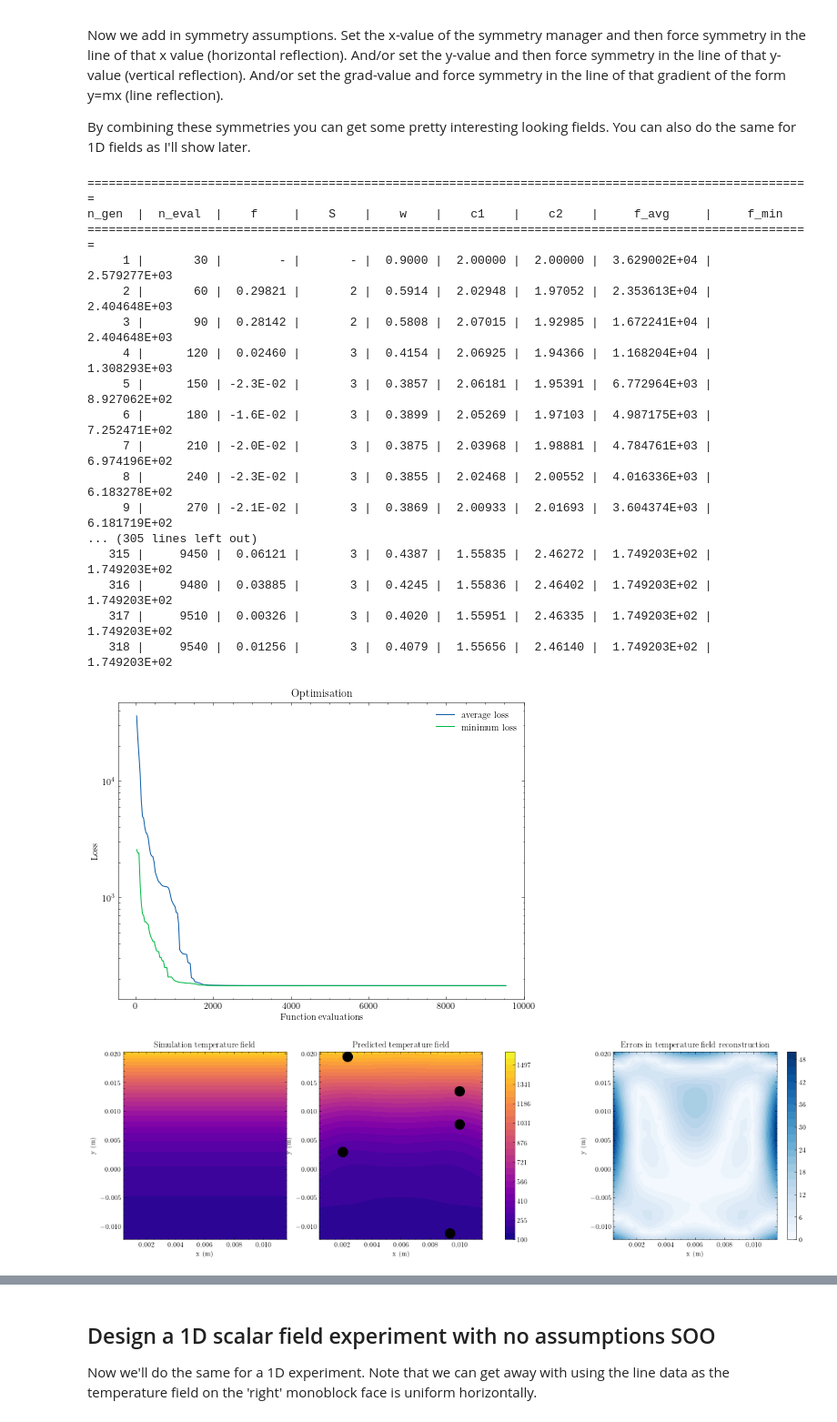
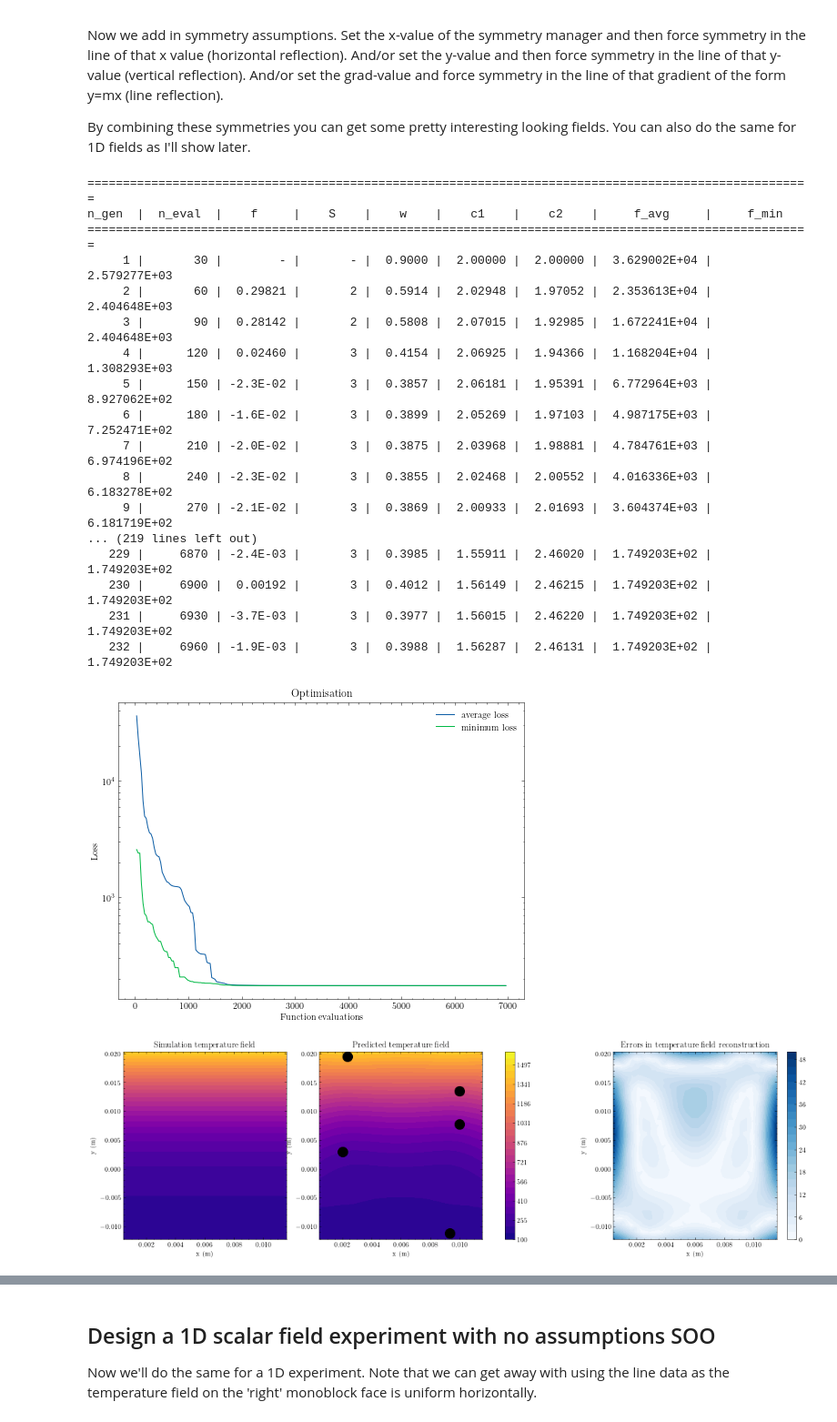
Before and after one commit to aurora-multiphysics/cyclops, a Jupyter notebook: manual/2 SOO experiment design.ipynb, the cells around one changed output, grey strips where cells are left out. Shown at 91% size. Saved outputs shown, nothing was run; the diff lists cells and outputs as text; code cells hidden in the pictures.

```diff
--- a/manual/2 SOO experiment design.ipynb
+++ b/manual/2 SOO experiment design.ipynb
@@ -133,7 +133,7 @@ symmetry_manager.set_2D_x(np.mean(bounds[:, 0]))
 
 # Setup the sensor suite
 def f(x): return 0
-sensor = PointSensor(0, f)
+sensor = PointSensor(0, f, 0, [-5000, 5000])
 sensors = np.array([sensor]*5)
 sensor_suite = SensorSuite(
     ScalarField(RBFModel, bounds, true_temp_field.get_dim()),
@@ -157,39 +157,39 @@ proposed_layout, true_temps, model_temps, sensor_values = experiment.get_plottin
 
 
 # Display the results
 graph_manager.draw(graph_manager.build_optimisation(
     res.history
 ))
 graph_manager.draw(graph_manager.build_2D_compare(
     grid,
     proposed_layout,
     true_temps,
     model_temps
 ))
 graph_manager.draw(graph_manager.build_3D_compare(
     grid,
     true_temps,
     model_temps
 ))
 # %% [output]
 ======================================================================================================
 n_gen  |  n_eval  |    f     |    S    |    w    |    c1    |    c2    |     f_avg     |     f_min
 ======================================================================================================
      1 |       30 |        - |       - |  0.9000 |  2.00000 |  2.00000 |  3.629002E+04 |  2.579277E+03
      2 |       60 |  0.29821 |       2 |  0.5914 |  2.02948 |  1.97052 |  2.353613E+04 |  2.404648E+03
      3 |       90 |  0.28142 |       2 |  0.5808 |  2.07015 |  1.92985 |  1.672241E+04 |  2.404648E+03
      4 |      120 |  0.02460 |       3 |  0.4154 |  2.06925 |  1.94366 |  1.168204E+04 |  1.308293E+03
      5 |      150 | -2.3E-02 |       3 |  0.3857 |  2.06181 |  1.95391 |  6.772964E+03 |  8.927062E+02
      6 |      180 | -1.6E-02 |       3 |  0.3899 |  2.05269 |  1.97103 |  4.987175E+03 |  7.252471E+02
      7 |      210 | -2.0E-02 |       3 |  0.3875 |  2.03968 |  1.98881 |  4.784761E+03 |  6.974196E+02
      8 |      240 | -2.3E-02 |       3 |  0.3855 |  2.02468 |  2.00552 |  4.016336E+03 |  6.183278E+02
      9 |      270 | -2.1E-02 |       3 |  0.3869 |  2.00933 |  2.01693 |  3.604374E+03 |  6.181719E+02
-... (305 lines left out)
-   315 |     9450 |  0.06121 |       3 |  0.4387 |  1.55835 |  2.46272 |  1.749203E+02 |  1.749203E+02
-   316 |     9480 |  0.03885 |       3 |  0.4245 |  1.55836 |  2.46402 |  1.749203E+02 |  1.749203E+02
-   317 |     9510 |  0.00326 |       3 |  0.4020 |  1.55951 |  2.46335 |  1.749203E+02 |  1.749203E+02
-   318 |     9540 |  0.01256 |       3 |  0.4079 |  1.55656 |  2.46140 |  1.749203E+02 |  1.749203E+02
+... (219 lines left out)
+   229 |     6870 | -2.4E-03 |       3 |  0.3985 |  1.55911 |  2.46020 |  1.749203E+02 |  1.749203E+02
+   230 |     6900 |  0.00192 |       3 |  0.4012 |  1.56149 |  2.46215 |  1.749203E+02 |  1.749203E+02
+   231 |     6930 | -3.7E-03 |       3 |  0.3977 |  1.56015 |  2.46220 |  1.749203E+02 |  1.749203E+02
+   232 |     6960 | -1.9E-03 |       3 |  0.3988 |  1.56287 |  2.46131 |  1.749203E+02 |  1.749203E+02
-[figure, old version]
+[figure, new version]
 [figure]
 [figure]
 # %% [markdown]
```
Also changed, not shown: parts of 5 cells of this notebook, 5 other files.
